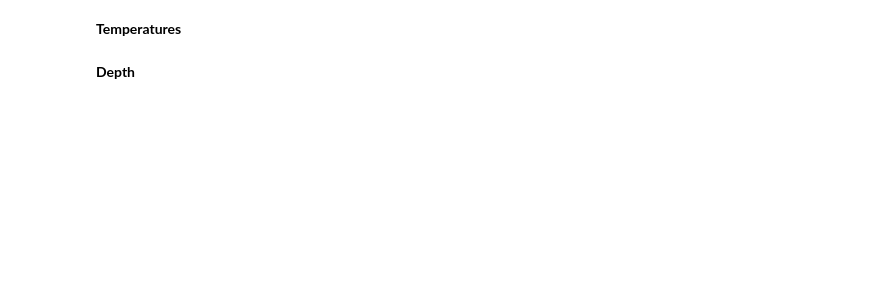
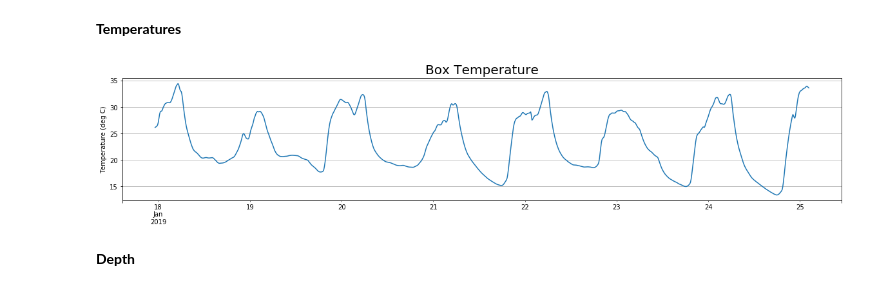
Before and after one commit to rumachan/datalogger_project, a Jupyter notebook: field_logger_data_check.ipynb, the cells around one changed output. Drawn from its saved outputs; the diff is of its cells as text; code cells hidden in the pictures; blank space fills up the shorter version.

Commit message:
Add new site FoxLandslide

```diff
--- a/field_logger_data_check.ipynb
+++ b/field_logger_data_check.ipynb
@@ -35,10 +37,15 @@ import matplotlib.pyplot as plt
 # loggerfile = directory+csvfile
 # dtstart = '2018-05-04T04:00:00'
 
-directory = './Fumarole13/'
+# directory = './Fumarole13/'
+# csvfile = 'Table1.csv'
+# loggerfile = directory+csvfile
+# dtstart = '2017-12-06T00:30:00'
+
+directory = './FoxLandslide/'
 csvfile = 'Table1.csv'
 loggerfile = directory+csvfile
-dtstart = '2017-12-06T00:30:00'
+dtstart = '2019-01-17T23:10:00'
 # %% [markdown]
 **Read data**
 # %%
@@ -104,33 +122,45 @@ elif directory == './UpperTeMaari/':
     ax1.grid()
     ax1.set_ylabel('Temperature (deg C)')
 
     data['Temp_thermocouple1_degC'].plot(ax=ax1, label='HiT thermocouple')
     ax1.legend(loc='best')
     ax1.set_xlabel('')
 
     data['PTemp_degC'].plot(ax=ax2, title='Box Temperature')
     ax2.title.set_size(20)
     ax2.grid()
     ax2.set_ylabel('Temperature (deg C)')
     ax2.set_xlabel('')
 
+elif directory == './FoxLandslide/':
+    fig,(ax0) = plt.subplots(1, 1, figsize=(20,3.5))
+    plt.subplots_adjust(wspace=0.5, hspace=0.5)
+
+    data['PTemp_degC'].plot(ax=ax0, title='Box Temperature')
+    ax0.title.set_size(20)
+    ax0.grid()
+    ax0.set_ylabel('Temperature (deg C)')
+    ax0.set_xlabel('')
+
 else:
     fig,(ax0,ax1) = plt.subplots(2, 1, figsize=(20,7))
     plt.subplots_adjust(wspace=0.5, hspace=0.5)
 
     data['Temp_PRT_degC'].plot(ax=ax0, title='Observation Temperature')
     ax0.title.set_size(20)
     ax0.grid()
     ax0.set_ylabel('Temperature (deg C)')
     ax0.set_xlabel('')
 
     data['PTemp_degC'].plot(ax=ax1, title='Box Temperature')
     ax1.title.set_size(20)
     ax1.grid()
     ax1.set_ylabel('Temperature (deg C)')
     ax1.set_xlabel('');
 
 fig.savefig(directory+'field_logger_temperature.png', dpi=100, bbox_inches='tight')
+# %% [output]
+[figure, added]
 # %% [markdown]
 **Depth**
 # %%
```
Also changed, not shown: parts of 6 cells of this notebook.
